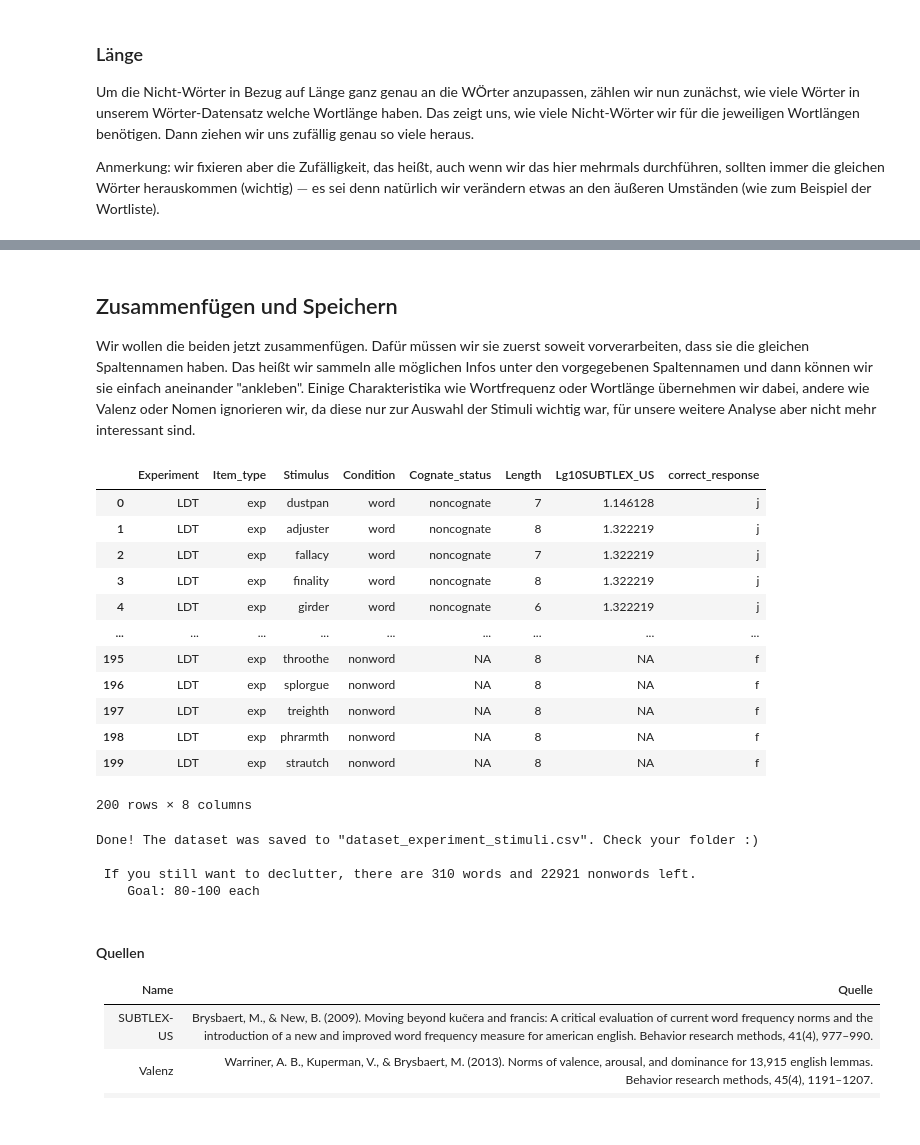
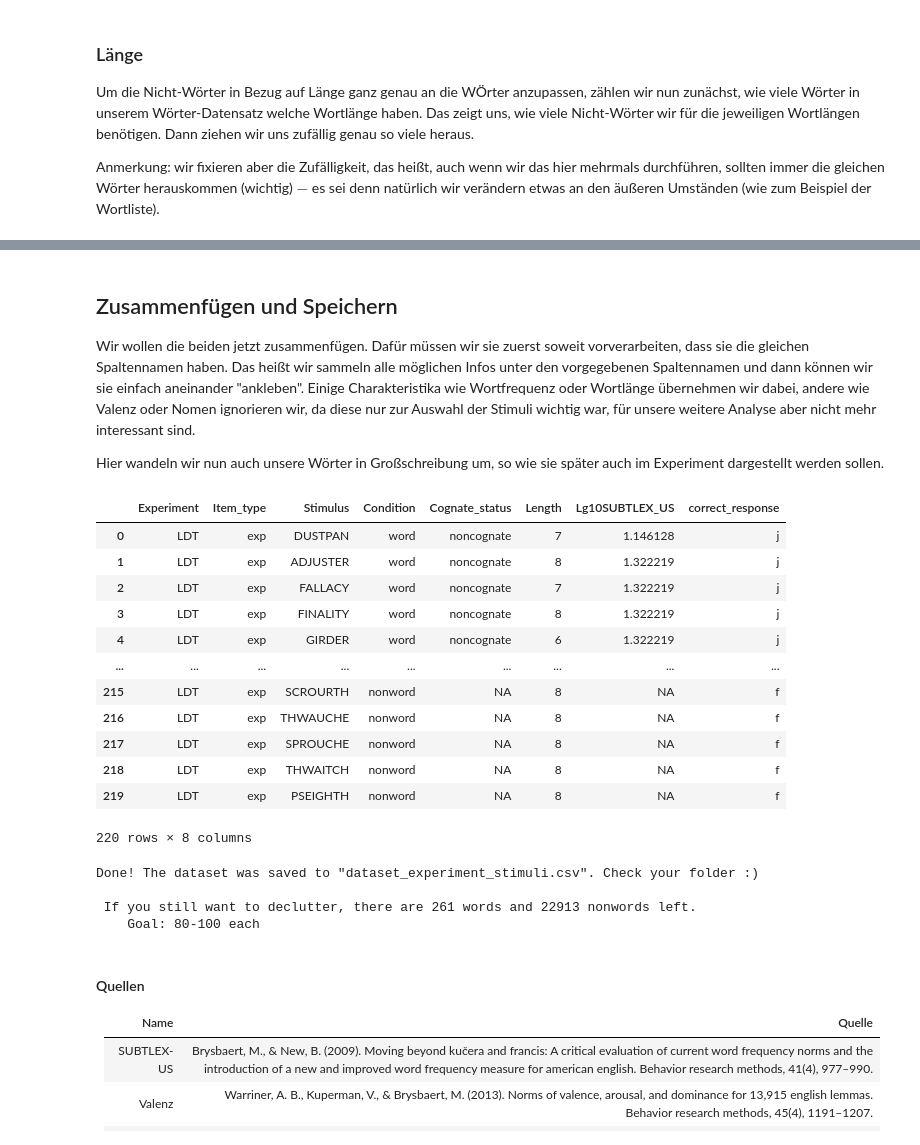
Before and after one commit to jasminorth/lang_emot_cognition, a Jupyter notebook: dataset_creation/dataset_creation.ipynb, the cells around one changed output, grey strips where cells are left out. Cells and saved outputs as stored; diff of their text form; code cells hidden in the pictures.

```diff
--- a/dataset_creation/dataset_creation.ipynb
+++ b/dataset_creation/dataset_creation.ipynb
@@ -724,8 +724,9 @@ Dabei treffen wir zwei Annahmen:
 uniform_df = corrected_df.copy()
 
 # Wie viele Wörter wollen wir am Ende haben? -> 80
-# NOTE: für den Moment wählen wir 100, damit wir nochmal die Möglichkeit haben auszusortieren
-N = 100
+# NOTE: für den Moment wählen wir 110, damit wir nochmal die Möglichkeit haben auszusortieren
+# und trotzdem 80 Experimenten-Items und 20 Practice Items haben
+N = 110
 
 # Wir wollen 100 Zielpunkte innerhalb unserer Spanne zwischen Mindest- und Maximalfrequenz
 # diese haben jeweils den gleichen Abstand zueinander
@@ -1051,6 +1072,8 @@ Matched Nonwords on length, now we have 100 words.
 ## Zusammenfügen und Speichern
 
 Wir wollen die beiden jetzt zusammenfügen. Dafür müssen wir sie zuerst soweit vorverarbeiten, dass sie die gleichen Spaltennamen haben. Das heißt wir sammeln alle möglichen Infos unter den vorgegebenen Spaltennamen und dann können wir sie einfach aneinander "ankleben". Einige Charakteristika wie Wortfrequenz oder Wortlänge übernehmen wir dabei, andere wie Valenz oder Nomen ignorieren wir, da diese nur zur Auswahl der Stimuli wichtig war, für unsere weitere Analyse aber nicht mehr interessant sind.
+
+Hier wandeln wir nun auch unsere Wörter in Großschreibung um, so wie sie später auch im Experiment dargestellt werden sollen.
 # %%
 # # So ungefähr soll es dann aussehen:
 
@@ -1066,41 +1089,41 @@ Wir wollen die beiden jetzt zusammenfügen. Dafür müssen wir sie zuerst soweit
 # %%
 word_df = pd.DataFrame({"Experiment": "LDT",    # immer LDT
         "Item_type": "exp",      # exp oder prac
-        "Stimulus": sampled["word"],       # stimuli
+        "Stimulus": sampled["word"].str.upper(),       # stimuli
         "Condition": "word",      # word oder nonword
         "Cognate_status": "noncognate",     # noncognate oder NA
         "Length": sampled["length"],     # Wortlänge
         "Lg10SUBTLEX_US": sampled["freq"],     # Wortfrequenz oder NA
         "correct_response": "j"})       # j oder f
 
 nonword_df = pd.DataFrame({"Experiment": "LDT",    # immer LDT
         "Item_type": "exp",      # exp oder prac
-        "Stimulus": selected_nonwords["nonword"],       # stimuli
+        "Stimulus": selected_nonwords["nonword"].str.upper(),       # stimuli
         "Condition": "nonword",      # word oder nonword
         "Cognate_status": "NA",     # noncognate oder NA
         "Length": selected_nonwords["length"],     # Wortlänge
         "Lg10SUBTLEX_US": "NA",     # Wortfrequenz oder NA
         "correct_response": "f"})       # j oder f
 
 full_df = pd.concat([word_df, nonword_df], ignore_index = True)
 
 
 # So sieht das dann aus
 full_df
 # %% [output]
 |  | Experiment | Item_type | Stimulus | Condition | Cognate_status | Length | Lg10SUBTLEX_US | correct_response |
-| 0 | LDT | exp | dustpan | word | noncognate | 7 | 1.146128 | j |
-| 1 | LDT | exp | adjuster | word | noncognate | 8 | 1.322219 | j |
-| 2 | LDT | exp | fallacy | word | noncognate | 7 | 1.322219 | j |
-| 3 | LDT | exp | finality | word | noncognate | 8 | 1.322219 | j |
-| 4 | LDT | exp | girder | word | noncognate | 6 | 1.322219 | j |
+| 0 | LDT | exp | DUSTPAN | word | noncognate | 7 | 1.146128 | j |
+| 1 | LDT | exp | ADJUSTER | word | noncognate | 8 | 1.322219 | j |
+| 2 | LDT | exp | FALLACY | word | noncognate | 7 | 1.322219 | j |
+| 3 | LDT | exp | FINALITY | word | noncognate | 8 | 1.322219 | j |
+| 4 | LDT | exp | GIRDER | word | noncognate | 6 | 1.322219 | j |
 | ... | ... | ... | ... | ... | ... | ... | ... | ... |
-| 195 | LDT | exp | throothe | nonword | NA | 8 | NA | f |
-| 196 | LDT | exp | splorgue | nonword | NA | 8 | NA | f |
-| 197 | LDT | exp | treighth | nonword | NA | 8 | NA | f |
-| 198 | LDT | exp | phrarmth | nonword | NA | 8 | NA | f |
-| 199 | LDT | exp | strautch | nonword | NA | 8 | NA | f |
+| 215 | LDT | exp | SCROURTH | nonword | NA | 8 | NA | f |
+| 216 | LDT | exp | THWAUCHE | nonword | NA | 8 | NA | f |
+| 217 | LDT | exp | SPROUCHE | nonword | NA | 8 | NA | f |
+| 218 | LDT | exp | THWAITCH | nonword | NA | 8 | NA | f |
+| 219 | LDT | exp | PSEIGHTH | nonword | NA | 8 | NA | f |
-200 rows × 8 columns
+220 rows × 8 columns
 # %%
 # Speichern
 full_df.to_csv("dataset_experiment_stimuli.csv", encoding='utf-8', index=False, sep = ";")
@@ -1111,7 +1134,7 @@ print(f"""\n If you still want to declutter, there are {len(corrected_df)} words
 # %% [output]
 Done! The dataset was saved to "dataset_experiment_stimuli.csv". Check your folder :)
 
- If you still want to declutter, there are 310 words and 22921 nonwords left.
+ If you still want to declutter, there are 261 words and 22913 nonwords left.
     Goal: 80-100 each
 # %% [markdown]
 #### Quellen
```
Also changed, not shown: parts of 12 cells of this notebook, 5 other files.
